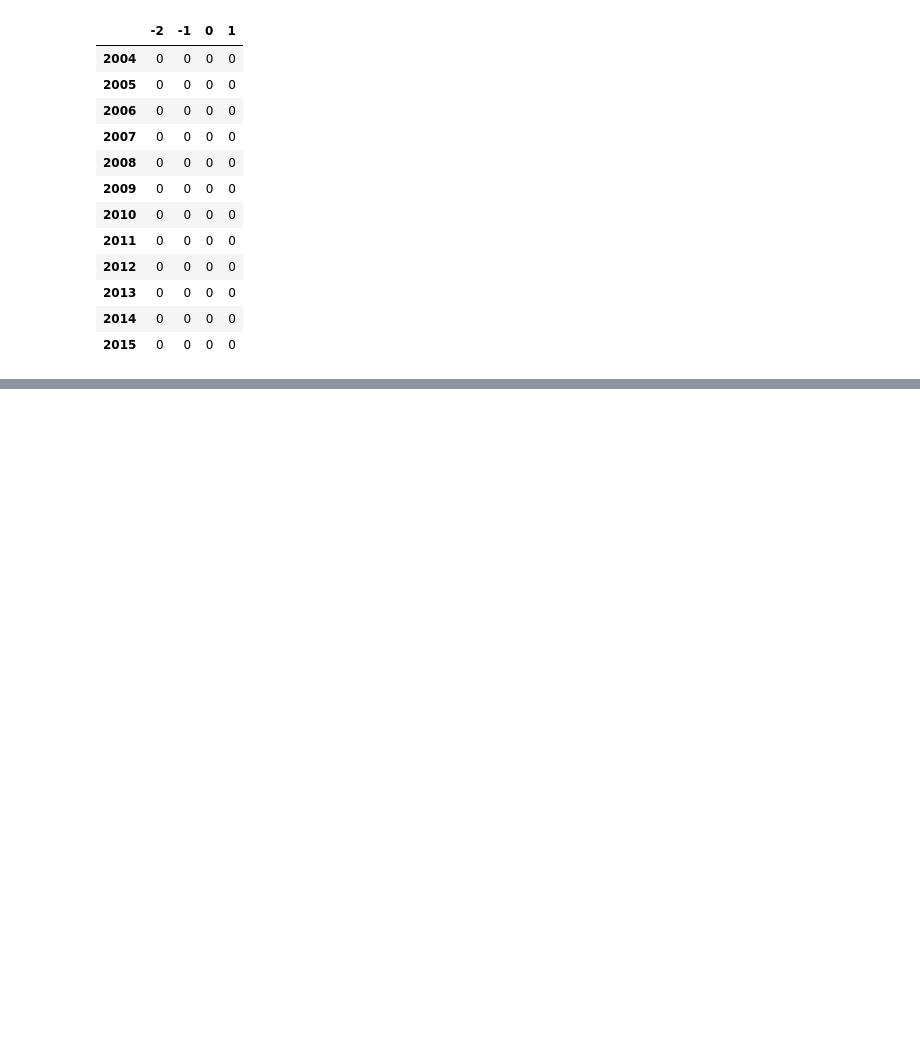
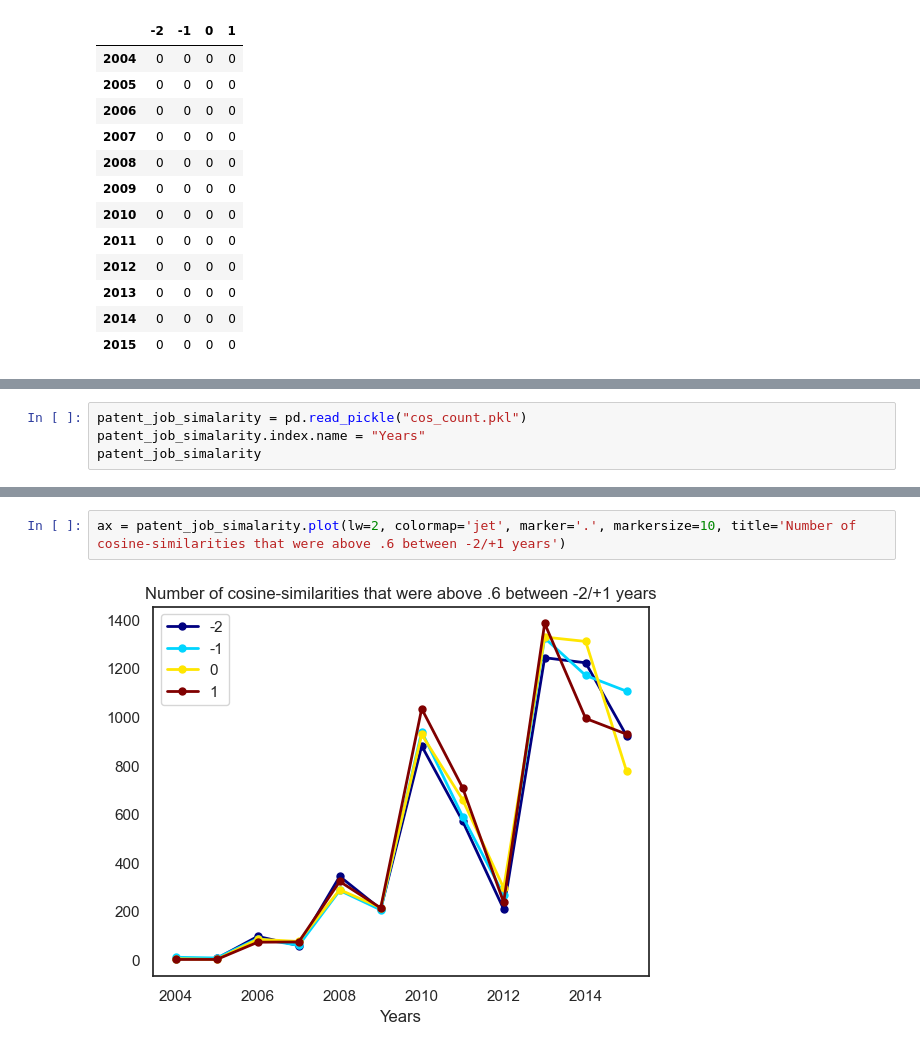
Before and after one commit to emoral435/JupyterPatents, a Jupyter notebook: JobEmbeddings/Job Word Embeddings.ipynb, the cells around one changed output, grey strips where cells are left out. Cells and saved outputs as stored; diff of their text form; blank space fills up the shorter version.

```diff
--- a/JobEmbeddings/Job Word Embeddings.ipynb
+++ b/JobEmbeddings/Job Word Embeddings.ipynb
@@ -191,0 +151,4 @@ for year in range(2004, 2016): # clustering each year
+# %%
+patent_job_simalarity = pd.read_pickle("cos_count.pkl")
+patent_job_simalarity.index.name = "Years"
+patent_job_simalarity
@@ -191,0 +170,4 @@ for year in range(2004, 2016): # clustering each year
+# %%
+ax = patent_job_simalarity.plot(lw=2, colormap='jet', marker='.', markersize=10, title='Number of cosine-similarities that were above .6 between -2/+1 years')
+# %% [output]
+[figure, added]
```
Also changed, not shown: parts of 14 cells of this notebook.
